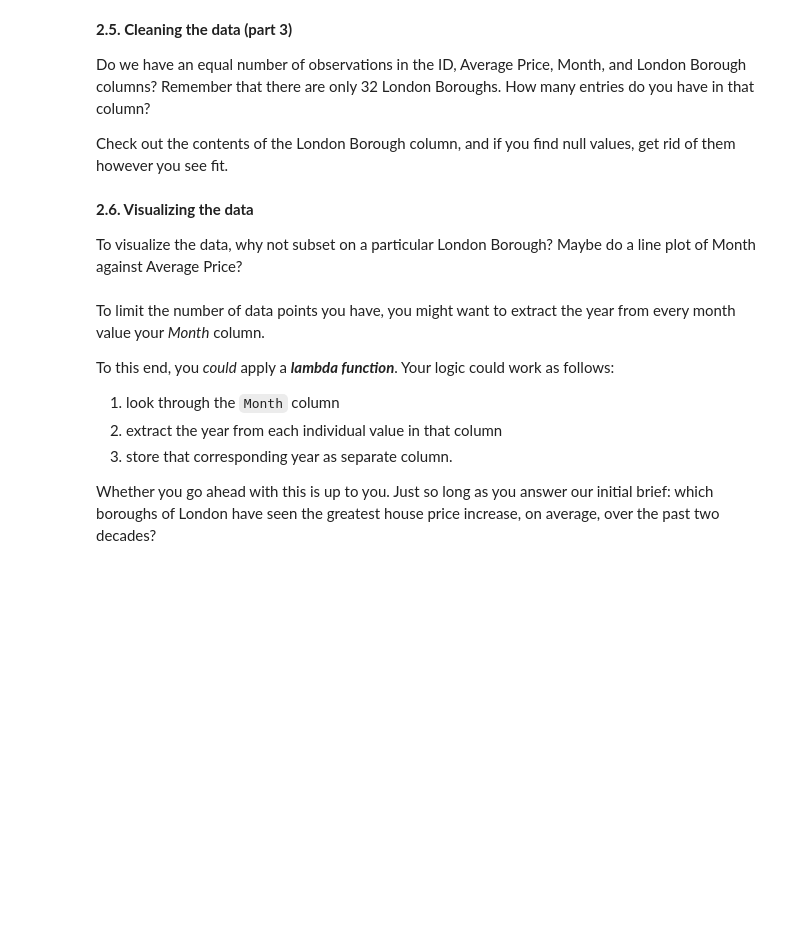
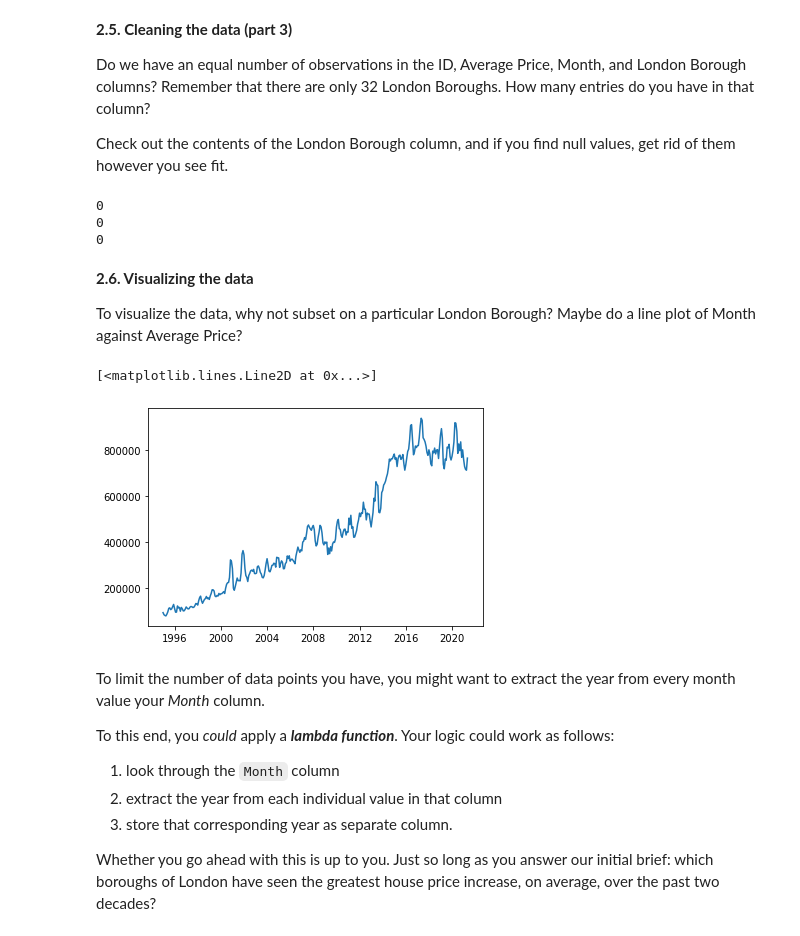
Before and after one commit to RyanJ77004/Springboard_DS, a Jupyter notebook: Unit_4_Challenge_Tier_3.ipynb, the cells around one changed output. Drawn from its saved outputs; the diff is of its cells as text; code cells hidden in the pictures; blank space fills up the shorter version.

```diff
--- a/Unit_4_Challenge_Tier_3.ipynb
+++ b/Unit_4_Challenge_Tier_3.ipynb
@@ -142,25 +132,57 @@ properties.head
+# %%
+properties = properties.transpose()  #Transpose
+properties.reset_index(inplace=True) #Set Index to numerical from Borough names
+properties.columns=properties.iloc[0,:] #Set columns to datetimes
 # %% [markdown]
 **2.3. Cleaning the data (part 2)**
 
 You might we have to **rename** a couple columns. How do you do this? The clue's pretty bold...
+# %%
+properties.rename(columns={"Unnamed: 0":"Borough"}, inplace=True) #Set name for Borough Column
+properties.drop([0], inplace=True) #Drop first row since it's duplicate
+properties.drop(properties.columns[1], axis=1, inplace=True) #Drop Borough Code Column for neatness
+properties.drop(properties.index[33:], inplace=True) #Drop Boroughs not in the accepted list of 33
+Boroughs = pd.DataFrame(columns=['Borough', 'Ratio']) #Create ata frame for generating plot and ratio's further on
+Boroughs['Borough'] = properties['Borough'] #Set Borough column values on Boroughs dataframe
 # %% [markdown]
 **2.4.Transforming the data**
 
 Remember what Wes McKinney said about tidy data?
 
 You might need to **melt** your DataFrame here.
+# %%
+prop_melt = pd.melt(properties, id_vars='Borough', value_name='Average_Price', var_name='Month')
 # %% [markdown]
 Remember to make sure your column data types are all correct. Average prices, for example, should be floating point numbers...
+# %%
+prop_melt['Average_Price'] = prop_melt['Average_Price'].astype(float) #Set Prices to Float for safety
+prop_melt['Borough'] = prop_melt['Borough'].astype(str) #Set Borough Names to string for safety
 # %% [markdown]
 **2.5. Cleaning the data (part 3)**
 
 Do we have an equal number of observations in the ID, Average Price, Month, and London Borough columns? Remember that there are only 32 London Boroughs. How many entries do you have in that column?
 
 Check out the contents of the London Borough column, and if you find null values, get rid of them however you see fit.
+# %%
+#Check, If values are zero then there are no null values
+print(prop_melt['Borough'].isnull().sum())
+print(prop_melt['Average_Price'].isnull().sum())
+print(prop_melt['Month'].isnull().sum())
+# %% [output]
+0
+0
+0
 # %% [markdown]
 **2.6. Visualizing the data**
 
 To visualize the data, why not subset on a particular London Borough? Maybe do a line plot of Month against Average Price?
+# %%
+#Plot of City of London sub set as requested
+col = prop_melt[prop_melt['Borough'] == 'City of London']  #Filter out City of London
+plt.plot(col['Month'], col['Average_Price'])  #Plot of price over month
+# %% [output]
+[<matplotlib.lines.Line2D at 0x...>]
+[figure, added]
 # %% [markdown]
 To limit the number of data points you have, you might want to extract the year from every month value your *Month* column.
 
```
Also changed, not shown: parts of 5 cells of this notebook.
